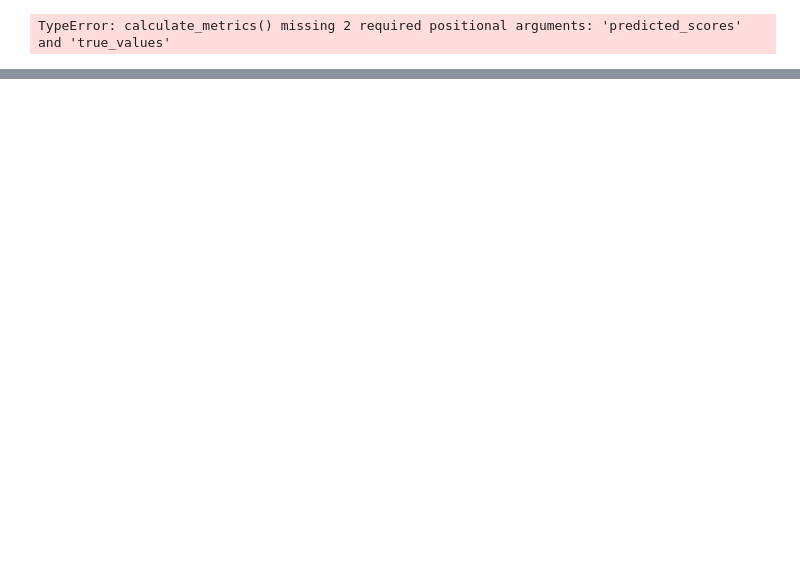
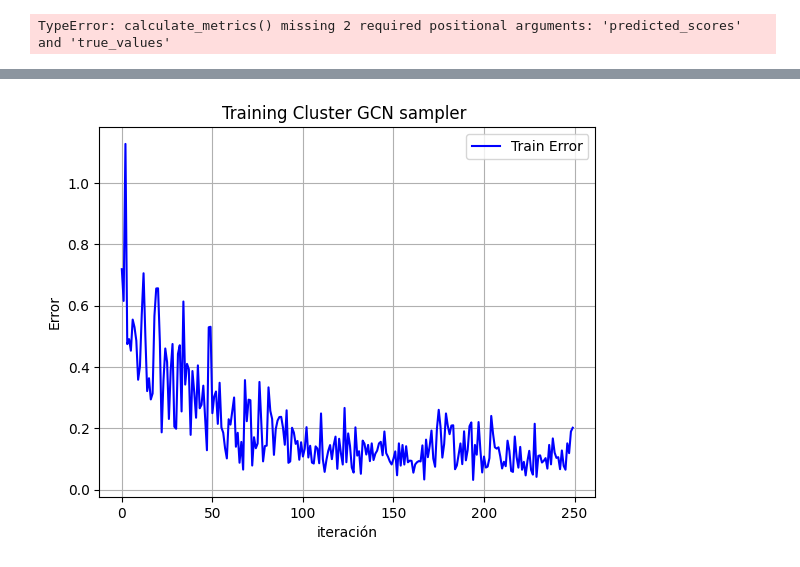
Before and after one commit to valesteban/TESIS, a Jupyter notebook: trainingBinaryClass.ipynb, the cells around one changed output, grey strips where cells are left out. Drawn from its saved outputs; the diff is of its cells as text; code cells hidden in the pictures; blank space fills up the shorter version.

```diff
--- a/trainingBinaryClass.ipynb
+++ b/trainingBinaryClass.ipynb
@@ -1309,0 +1424,12 @@ TypeError: calculate_metrics() missing 2 required positional arguments: 'predict
+# %%
+# Crear gráfico del error de entrenamiento
+plt.figure()  # Crear una nueva figura
+plt.plot([i for i in range(len(train_error))],train_error, label='Train Error', color='blue')  # Error de entrenamiento en azul
+plt.xlabel('iteración')
+plt.ylabel('Error')
+plt.title('Training Cluster GCN sampler ')
+plt.legend()
+plt.grid(True)
+plt.show()  # Mostrar el gráfico de error de entrenamiento
+# %% [output]
+[figure, added]
```
Also changed, not shown: parts of 19 cells of this notebook.
